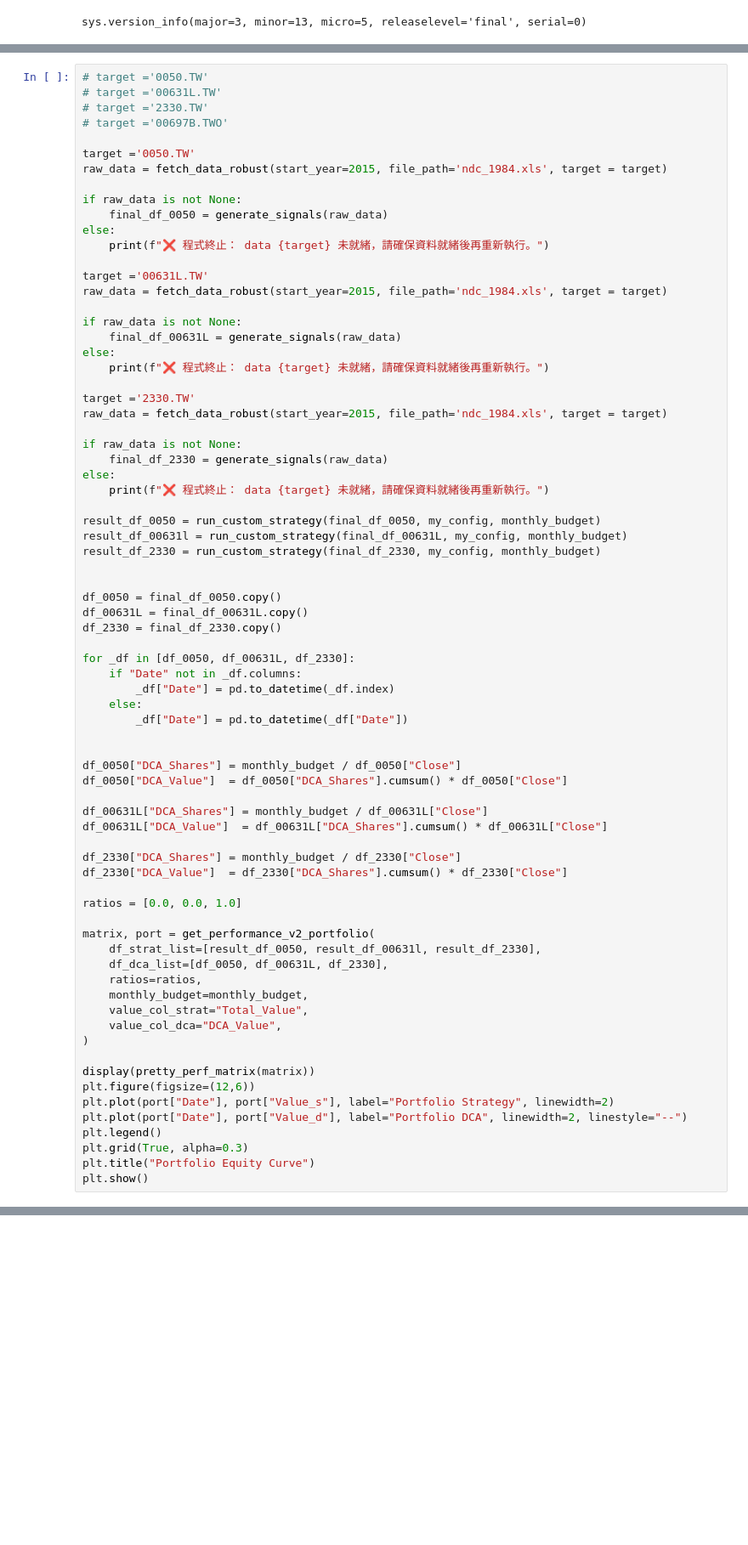
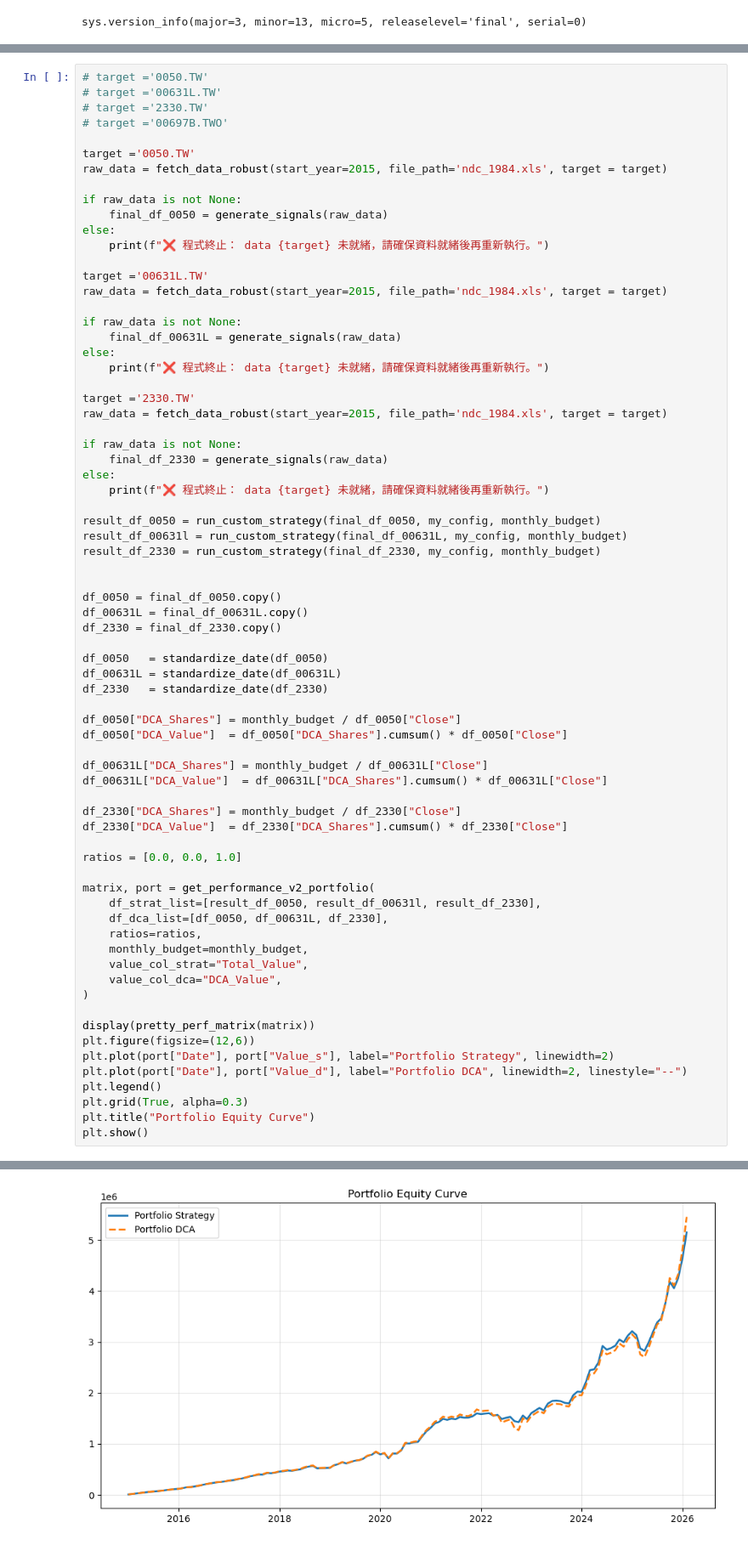
Before and after one commit to franktpmvu/taiwan_business_indicators, a Jupyter notebook: stock.ipynb, the cells around one changed output, grey strips where cells are left out. Shown at 85% size. Saved outputs shown, nothing was run; the diff lists cells and outputs as text; blank space fills up the shorter version.

```diff
--- a/stock.ipynb
+++ b/stock.ipynb
@@ -933,12 +952,9 @@ df_0050 = final_df_0050.copy()
 df_00631L = final_df_00631L.copy()
 df_2330 = final_df_2330.copy()
 
-for _df in [df_0050, df_00631L, df_2330]:
-    if "Date" not in _df.columns:
-        _df["Date"] = pd.to_datetime(_df.index)
-    else:
-        _df["Date"] = pd.to_datetime(_df["Date"])
-
+df_0050   = standardize_date(df_0050)
+df_00631L = standardize_date(df_00631L)
+df_2330   = standardize_date(df_2330)
 
 df_0050["DCA_Shares"] = monthly_budget / df_0050["Close"]
 df_0050["DCA_Value"]  = df_0050["DCA_Shares"].cumsum() * df_0050["Close"]
@@ -968,3 +984,4 @@ plt.legend()
 plt.grid(True, alpha=0.3)
 plt.title("Portfolio Equity Curve")
 plt.show()
+# %% [output]
@@ -970,0 +1018 @@ plt.show()
+[figure, added]
```
Also changed, not shown: parts of 6 cells of this notebook.
